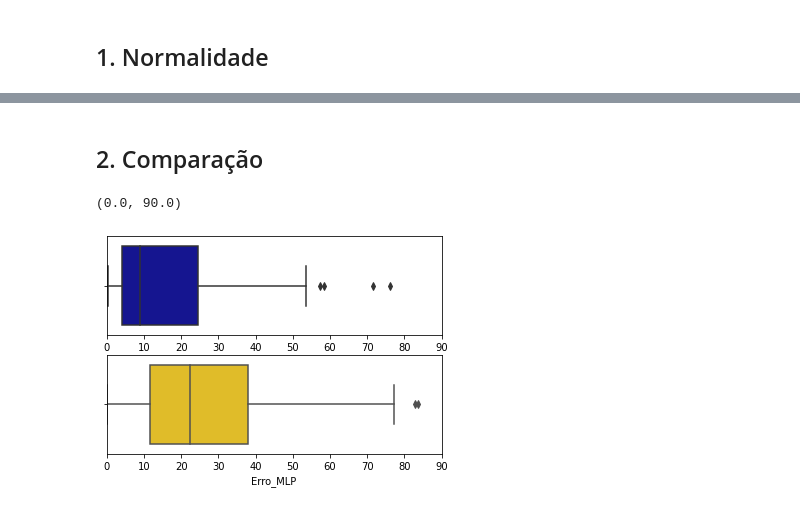
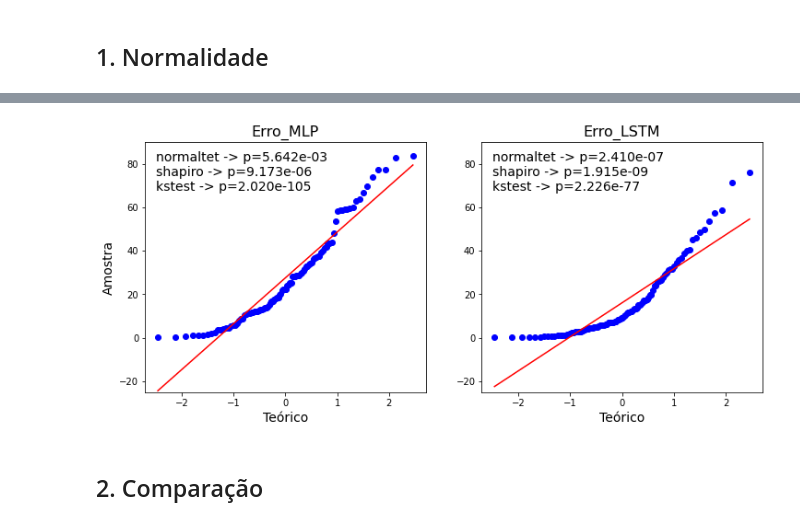
Before and after one commit to lucas-fpaiva/estatistica_pes, a Jupyter notebook: test-lstm-vs-pmc.ipynb, the cells around one changed output, grey strips where cells are left out. Saved outputs shown, nothing was run; the diff lists cells and outputs as text; code cells hidden in the pictures.

```diff
--- a/test-lstm-vs-pmc.ipynb
+++ b/test-lstm-vs-pmc.ipynb
@@ -108,11 +129,29 @@ Erro_MLP:  0.004837882181093637
+# %%
+def normal_test(data,col):
+    _, p1 = stats.normaltest(data[col].values[1:])
+    p2=stats.shapiro(data[col])[1]
+    p3 =  stats.kstest(data[col], 'norm')[1]
+    texto = f'normaltet -> p={p1:.3e}' + f'\nshapiro -> p={p2:.3e}'+ f'\nkstest -> p={p3:.3e}'
+
+    return texto
+
+def normal_plot(data, cols,lim):
+    fig, axes = plt.subplots(1,2,figsize=(12,5))
+    n=0
+    for col in cols:
+        stats.probplot(data[col], dist="norm", plot= axes[n]);
+        axes[n].set_title(col,fontsize=16)
+        axes[n].text(-2.5,lim[1]-0.25*lim[1],normal_test(data,col),fontsize=14)
+        axes[n].set_ylim(lim[0],lim[1])
+        if n==0:
+            axes[n].set_ylabel('Amostra',fontsize=14)
+        else: axes[n].set_ylabel(' ',fontsize=1)
+#         axes[n].set_ylabel('Amostra',fontsize=14)
+        axes[n].set_xlabel('Teórico',fontsize=14)
+        n=n+1
+# %%
+normal_plot(data,cols=['Erro_MLP', 'Erro_LSTM'],lim=[-25,90])
+# %% [output]
+[figure, added]
 # %% [markdown]
 ## 2. Comparação
-# %%
-fig, axes = plt.subplots(2,1)
-sns.boxplot(x='Erro_LSTM', data=data,ax=axes[0],color = colors[1])
-axes[0].set_xlim(0, 90)
-sns.boxplot(x='Erro_MLP', data=data,ax=axes[1],color=colors[-2])
-axes[1].set_xlim(0, 90)
-# %% [output]
-(0.0, 90.0)
-[figure, removed]
```
Also changed, not shown: parts of 24 cells of this notebook.
